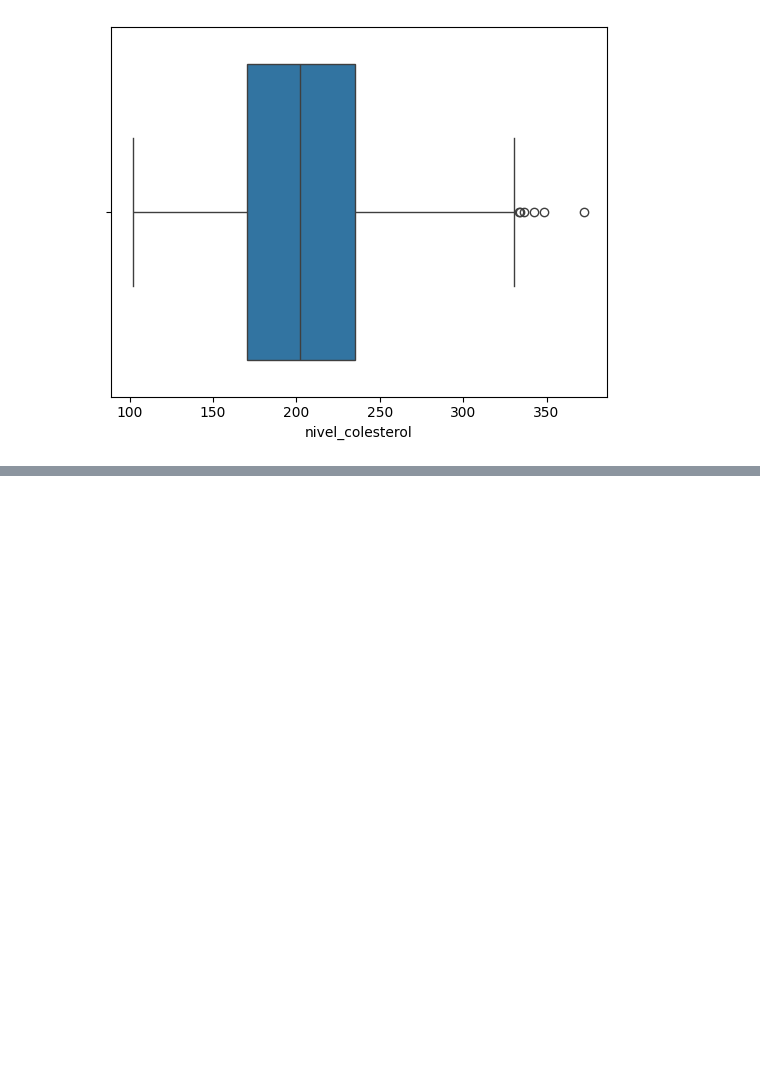
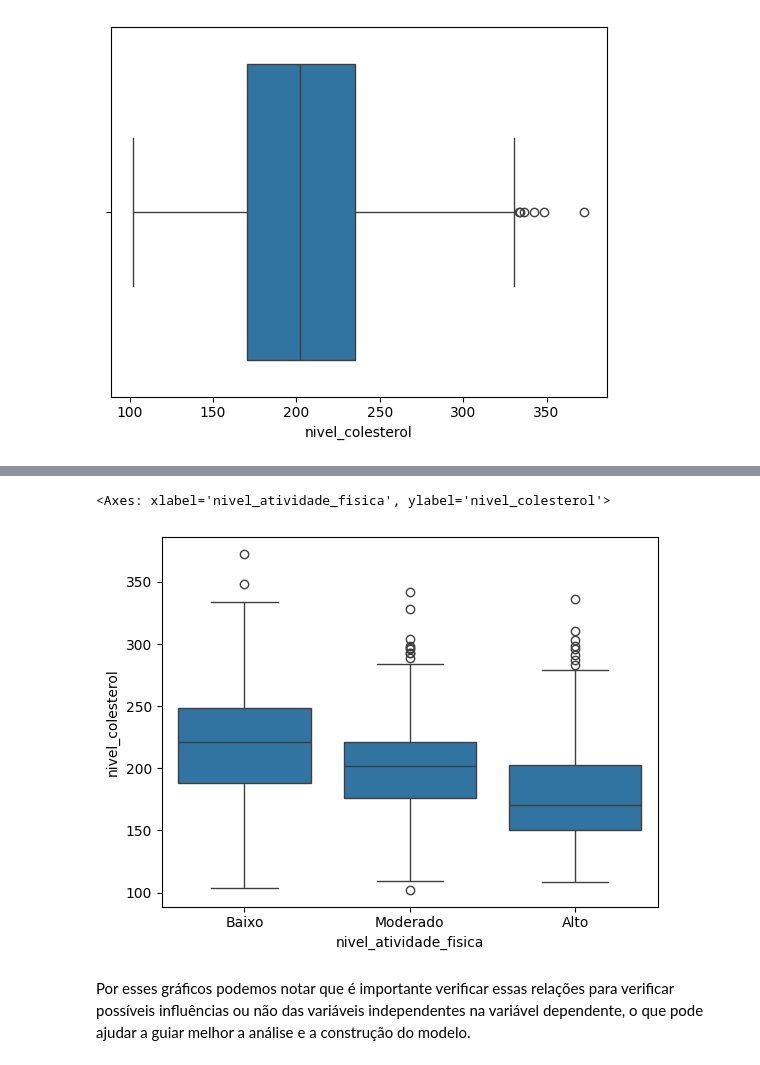
Before and after one commit to karylchesman/colesterol-regression-model, a Jupyter notebook: model_notebook.ipynb, the cells around one changed output, grey strips where cells are left out. Drawn from its saved outputs; the diff is of its cells as text; code cells hidden in the pictures; blank space fills up the shorter version.

```diff
--- a/model_notebook.ipynb
+++ b/model_notebook.ipynb
@@ -189,0 +201,7 @@ sns.boxplot(data=df_colesterol_eda, x='nivel_colesterol')
+# %%
+sns.boxplot(data=df_colesterol_eda, x='nivel_atividade_fisica', y='nivel_colesterol')
+# %% [output]
+<Axes: xlabel='nivel_atividade_fisica', ylabel='nivel_colesterol'>
+[figure, added]
+# %% [markdown]
+Por esses gráficos podemos notar que é importante verificar essas relações para verificar possíveis influências ou não das variáveis independentes na variável dependente, o que pode ajudar a guiar melhor a análise e a construção do modelo.
```
Also changed, not shown: parts of 2 cells of this notebook.
